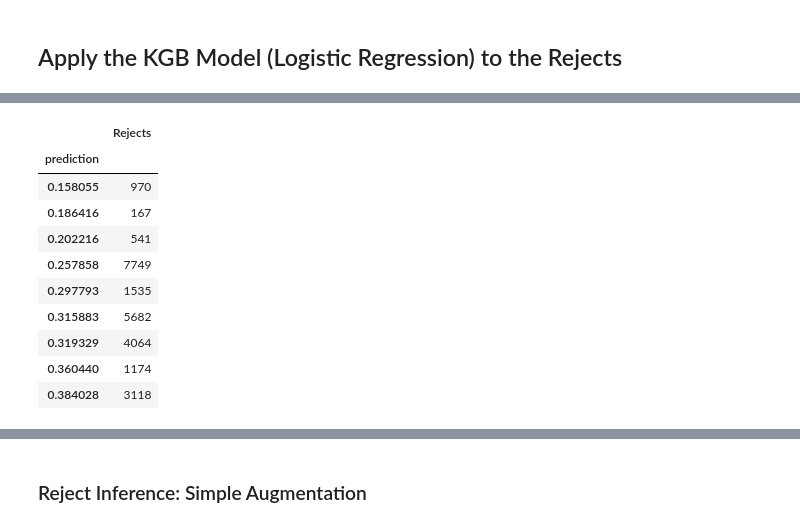
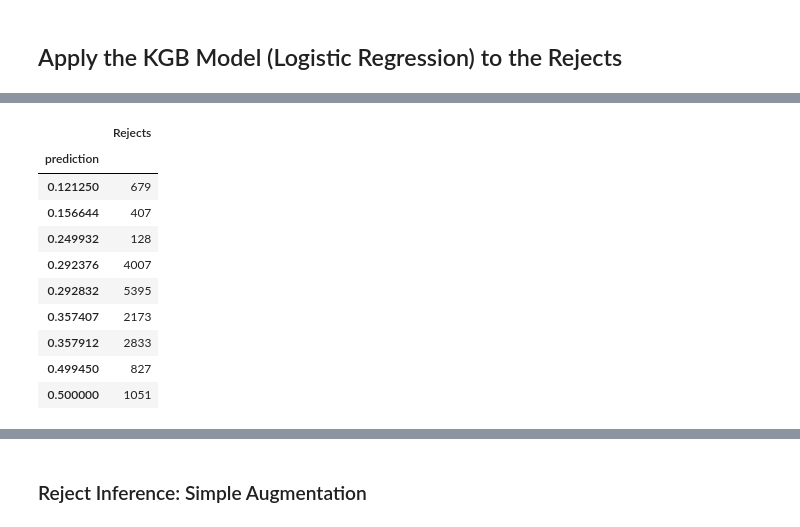
Before and after one commit to AnnaMariaAngelova/Reject_Inference, a Jupyter notebook: RI.ipynb, the cells around one changed output, grey strips where cells are left out. Saved outputs shown, nothing was run; the diff lists cells and outputs as text; code cells hidden in the pictures.

```diff
--- a/RI.ipynb
+++ b/RI.ipynb
@@ -319,12 +392,13 @@ dfr = rejected_small[["loan_amnt", "addr_state"]]
 # %%
+# Train Set
 # Q&D Bucketing
-dfr["loan_amnt2"] = dfr["loan_amnt"].apply(
+dfr_dev["loan_amnt2"] = dfr_dev["loan_amnt"].apply(
     lambda x: "<=1k"
     if (x <= 1000)
     else ("1-10k" if (x > 1000 and x <= 10000) else ">10k")
 )
 
-dfr["addr_state2"] = dfr["addr_state"].apply(
+dfr_dev["addr_state2"] = dfr_dev["addr_state"].apply(
     lambda x: "California"
     if (x == "CA")
     else ("Bad state" if (x in badstates) else "Good state")
@@ -335,5 +411,5 @@ modelling_variables = ["target", "loan_amnt2", "addr_state2"]
 
 for i in modelling_variables:
     if i != "target":
-        dfr = dfr.join(pd.get_dummies(dfr[i]))
-        dfr = dfr.drop([i], axis=1)
+        dfr_dev = dfr_dev.join(pd.get_dummies(dfr_dev[i]))
+        dfr_dev = dfr_dev.drop([i], axis=1)
@@ -340,3 +418,3 @@ for i in modelling_variables:
 # %%
 # Drop Null Band
-dfr2 = dfr.drop(columns=["loan_amnt", "addr_state", "1-10k", "California"])
+dfr_dev2 = dfr_dev.drop(columns=["loan_amnt", "addr_state", "1-10k", "California"])
@@ -342,0 +454,3 @@ dfr2 = dfr.drop(columns=["loan_amnt", "addr_state", "1-10k", "California"])
+# %%
+dfr_dev3 = dfr_dev2[["<=1k", ">10k", "Bad state", "Good state"]]
+dfr_test3 = dfr_test2[["<=1k", ">10k", "Bad state", "Good state"]]
@@ -343,20 +459,20 @@ dfr2 = dfr.drop(columns=["loan_amnt", "addr_state", "1-10k", "California"])
 # %%
 # Predictions
-rej_test_predictions = logreg.predict_proba(dfr2)[:,1]
+rej_test_predictions = logreg.predict_proba(dfr_dev3)[:, 1]
 df_pred_rej = pd.DataFrame(data=rej_test_predictions, columns=["prediction"])
 df_pred_rej["Rejects"] = df_pred_rej.groupby("prediction")["prediction"].transform(
     "count"
 )
 df_pred_rej.groupby(["prediction"]).count()
 # %% [output]
 |  | Rejects |
 | prediction |  |
-| 0.158055 | 970 |
-| 0.186416 | 167 |
-| 0.202216 | 541 |
-| 0.257858 | 7749 |
-| 0.297793 | 1535 |
-| 0.315883 | 5682 |
-| 0.319329 | 4064 |
-| 0.360440 | 1174 |
-| 0.384028 | 3118 |
+| 0.121250 | 679 |
+| 0.156644 | 407 |
+| 0.249932 | 128 |
+| 0.292376 | 4007 |
+| 0.292832 | 5395 |
+| 0.357407 | 2173 |
+| 0.357912 | 2833 |
+| 0.499450 | 827 |
+| 0.500000 | 1051 |
```
Also changed, not shown: parts of 92 cells of this notebook.
